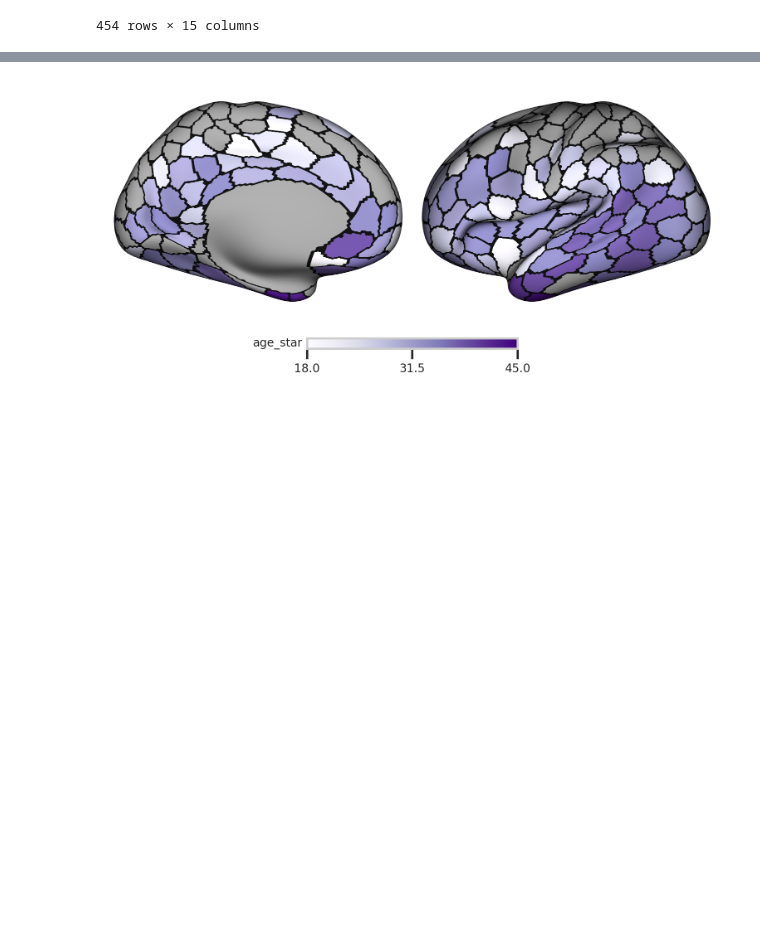
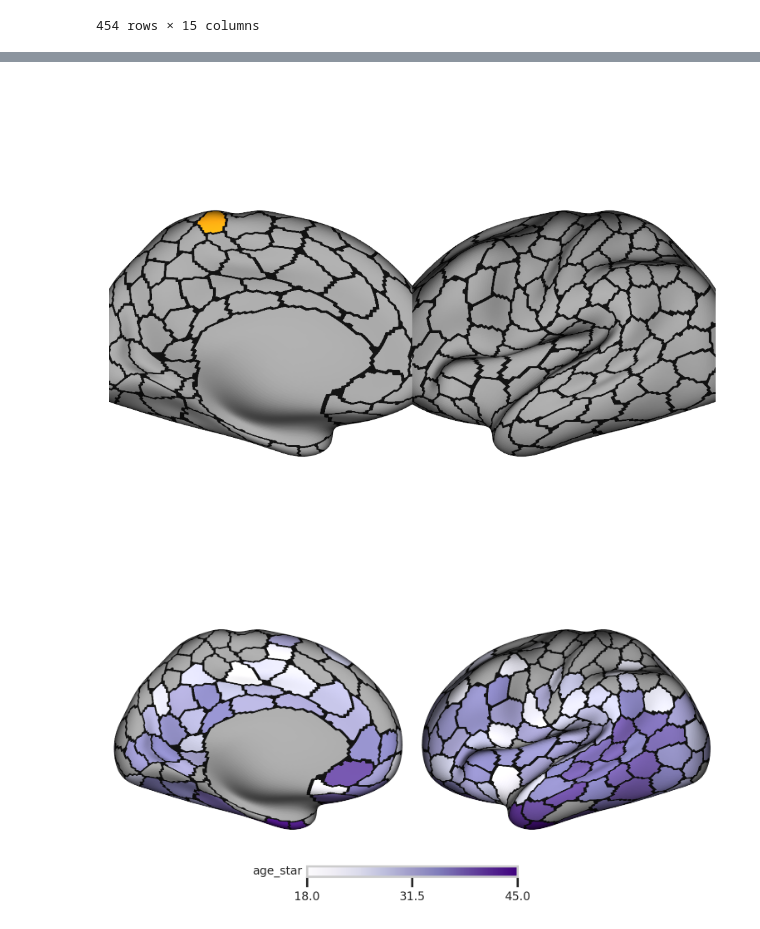
Before and after one commit to GalKepler/neuroaging, a Jupyter notebook: notebooks/fig3/fig3.ipynb, the cells around one changed output, grey strips where cells are left out. Saved outputs shown, nothing was run; the diff lists cells and outputs as text; code cells hidden in the pictures; blank space fills up the shorter version.

```diff
--- a/notebooks/fig3/fig3.ipynb
+++ b/notebooks/fig3/fig3.ipynb
@@ -354,3 +354,27 @@ fig.show()
+# %%
+import numpy as np
+
+region_numbers = [63]
+
+parc = lh_parc
+h = lh
+
+# zero-out all regions except 71 and 72
+regions = np.where(np.isin(parc, region_numbers), parc, 0)
+from matplotlib.colors import ListedColormap
+
+colors = ["orange", "steelblue"]
+cmap = ListedColormap(colors, "regions", N=2)
+
+p = Plot(h, views=["medial","lateral"])
+p.add_layer(regions, cmap=cmap, cbar=False)
+p.add_layer(regions, cmap="gray", as_outline=True, cbar=False)
+p.add_layer({"left": lh_parc, "right": rh_parc}, cmap="gray", as_outline=True, cbar=False)
+fig = p.build()
+fig.show()
+# sphinx_gallery_thumbnail_number = 3
+# %% [output]
+[figure, added]
 # %%
 import numpy as np
 import pandas as pd
```
Also changed, not shown: parts of 1 cell of this notebook, 7 other files.
